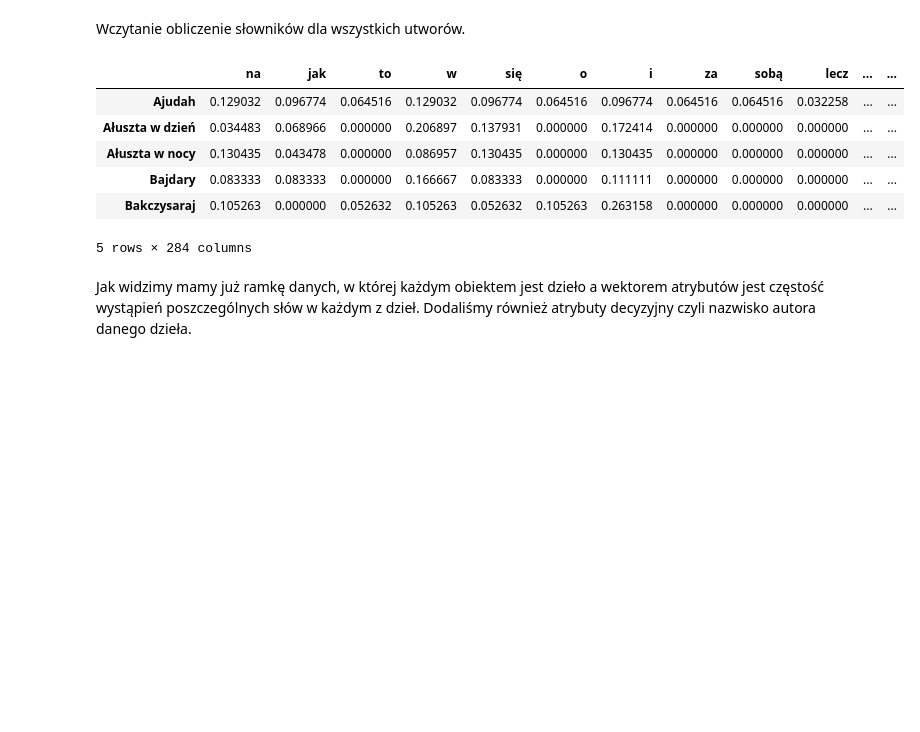
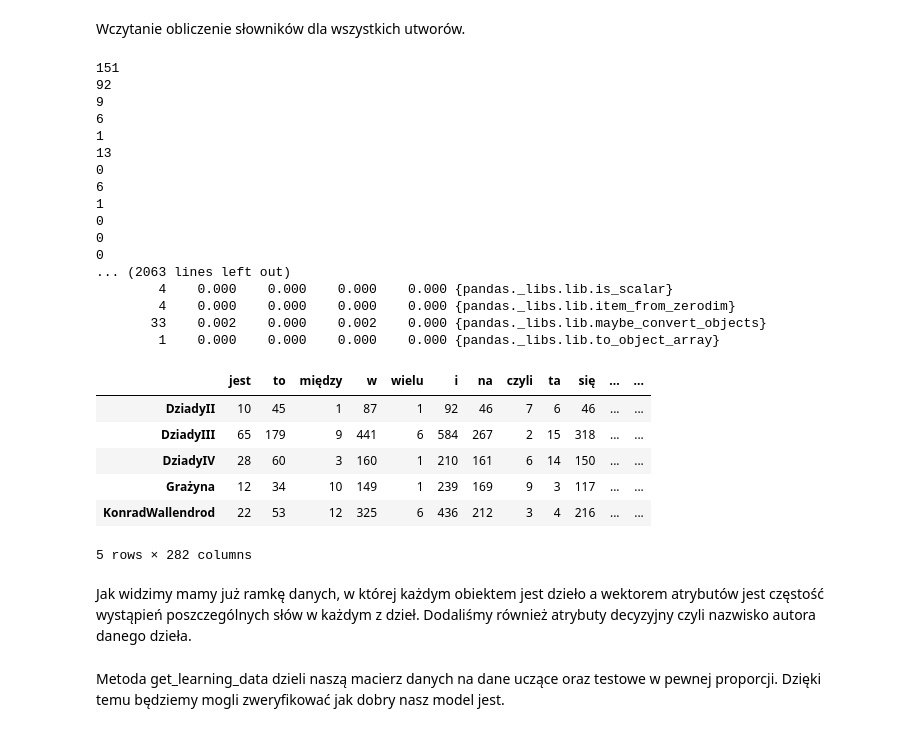
Before and after one commit to opprotossball/PRiAD-Project, a Jupyter notebook: Projekt.ipynb, the cells around one changed output. Cells and saved outputs as stored; diff of their text form; code cells hidden in the pictures; blank space fills up the shorter version.

```diff
--- a/Projekt.ipynb
+++ b/Projekt.ipynb
@@ -95,6 +134,6 @@ def head(dictionary, start=0, end=None, step=1, fname=None):
         print("Słowo: \"{}\" występowało z częstością: {:.2e}".format(word,dictionary[word]['Frequent']), sep="")
 # %%
 file = files["FilePath"][1]
-dictionary = generate_word_bag(file, 2)
+dictionary = generate_word_bag(get_text(file)[1], 2)[0]
 head(dictionary, end=10, fname=file)
 # %% [output]
@@ -220,27 +256,53 @@ Teraz musimy stworzyć model, który będzie klasyfikował do jakiego autora nal
 # %% [markdown]
 Wczytanie obliczenie słowników dla wszystkich utworów.
 # %%
-word_bags = []
-index = []
-labels = []
+def load(files, mode=2):
+    word_bags = []
+    index = []
+    labels = []
 
-for path, name, label in zip(files['FilePath'], files['Name of The work'], files['Author']):
-    word_bags.append(generate_word_bag(path, mode=2))
-    index.append(name)
-    labels.append(label)
+    for path, name, label in zip(files['FilePath'], files['Name of The work'], files['Author']):
+        n, cont = get_text(path)
+        cont = normalize_text(cont)
+        word_bags.append(generate_word_bag(cont, mode=mode))
+        index.append(name)
+        labels.append(label)
 
-df = merge_dics_to_df(word_bags, index, lambda x:x['Frequent'])
-df['label'] = labels
+    df = merge_dics_to_df(word_bags, index, lambda x:x['Count'])
+    df['label'] = labels
+
+    return df
 # %%
+#df = load(files,mode=2)
+import cProfile
+import re
+cProfile.run('df = load(files, mode=2)')
 df.head()
 # %% [output]
+151
+92
+9
+6
+1
+13
+0
+6
+1
+0
+0
+0
+... (2063 lines left out)
+        4    0.000    0.000    0.000    0.000 {pandas._libs.lib.is_scalar}
+        4    0.000    0.000    0.000    0.000 {pandas._libs.lib.item_from_zerodim}
+       33    0.002    0.000    0.002    0.000 {pandas._libs.lib.maybe_convert_objects}
+        1    0.000    0.000    0.000    0.000 {pandas._libs.lib.to_object_array}
-|  | na | jak | to | w | się | o | i | za | sobą | lecz | ... | ... |
-| Ajudah | 0.129032 | 0.096774 | 0.064516 | 0.129032 | 0.096774 | 0.064516 | 0.096774 | 0.064516 | 0.064516 | 0.032258 | ... | ... |
-| Ałuszta w dzień | 0.034483 | 0.068966 | 0.000000 | 0.206897 | 0.137931 | 0.000000 | 0.172414 | 0.000000 | 0.000000 | 0.000000 | ... | ... |
-| Ałuszta w nocy | 0.130435 | 0.043478 | 0.000000 | 0.086957 | 0.130435 | 0.000000 | 0.130435 | 0.000000 | 0.000000 | 0.000000 | ... | ... |
-| Bajdary | 0.083333 | 0.083333 | 0.000000 | 0.166667 | 0.083333 | 0.000000 | 0.111111 | 0.000000 | 0.000000 | 0.000000 | ... | ... |
-| Bakczysaraj | 0.105263 | 0.000000 | 0.052632 | 0.105263 | 0.052632 | 0.105263 | 0.263158 | 0.000000 | 0.000000 | 0.000000 | ... | ... |
+|  | jest | to | między | w | wielu | i | na | czyli | ta | się | ... | ... |
+| DziadyII | 10 | 45 | 1 | 87 | 1 | 92 | 46 | 7 | 6 | 46 | ... | ... |
+| DziadyIII | 65 | 179 | 9 | 441 | 6 | 584 | 267 | 2 | 15 | 318 | ... | ... |
+| DziadyIV | 28 | 60 | 3 | 160 | 1 | 210 | 161 | 6 | 14 | 150 | ... | ... |
+| Grażyna | 12 | 34 | 10 | 149 | 1 | 239 | 169 | 9 | 3 | 117 | ... | ... |
+| KonradWallendrod | 22 | 53 | 12 | 325 | 6 | 436 | 212 | 3 | 4 | 216 | ... | ... |
-5 rows × 284 columns
+5 rows × 282 columns
 # %% [markdown]
 Jak widzimy mamy już ramkę danych, w której każdym obiektem jest dzieło a wektorem atrybutów jest częstość wystąpień poszczególnych słów w każdym z dzieł. Dodaliśmy również atrybuty decyzyjny czyli nazwisko autora danego dzieła.
 # %%
@@ -259,3 +318,5 @@ warnings.filterwarnings("ignore")
+# %% [markdown]
+Metoda get_learning_data dzieli naszą macierz danych na dane uczące oraz testowe w pewnej proporcji. Dzięki temu będziemy mogli zweryfikować jak dobry nasz model jest.
 # %%
 def get_learning_data(df, proporcja):
     opis_ucz, opis_test, dec_ucz, dec_test = train_test_split(df.iloc[:,0:-1], df.iloc[:,-1].astype('category').cat.codes, test_size=proporcja)#, random_state=0)
```
Also changed, not shown: parts of 27 cells of this notebook.
